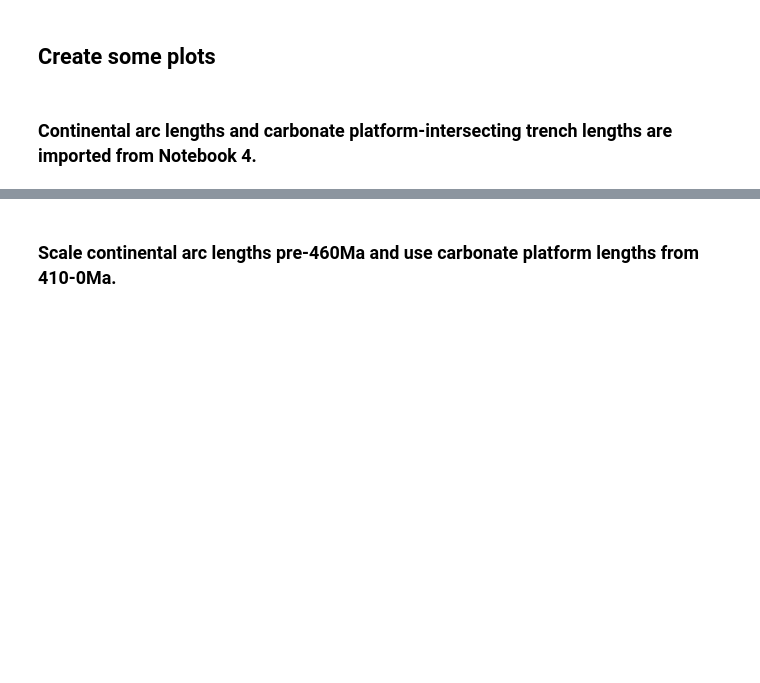
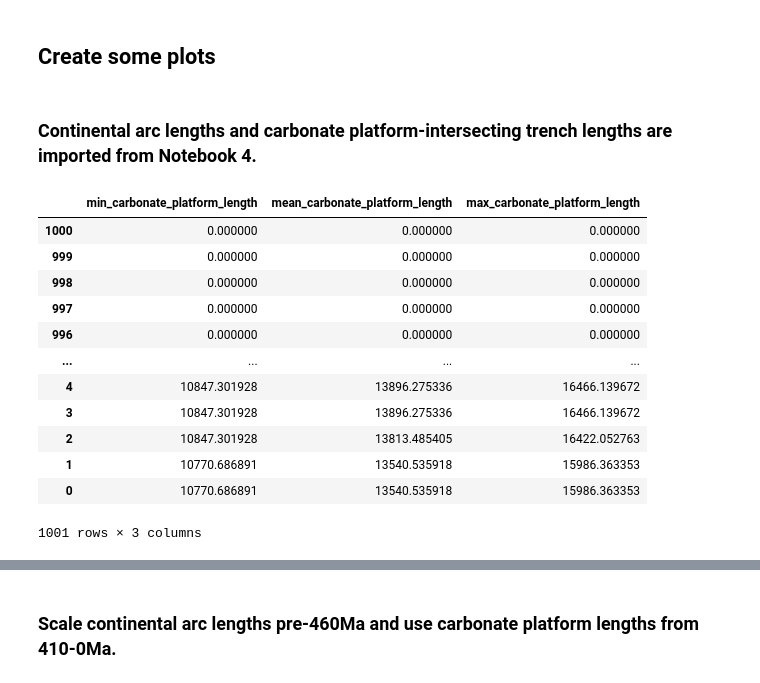
Before and after one commit to EarthByte/Solid_Earth_carbon_degassing_sequestration_1Ga, a Jupyter notebook: Muller_etal_2022/06-Plate-Tectonic-Stats.ipynb, the cells around one changed output, grey strips where cells are left out. Drawn from its saved outputs; the diff is of its cells as text; code cells hidden in the pictures; blank space fills up the shorter version.

```diff
--- a/Muller_etal_2022/06-Plate-Tectonic-Stats.ipynb
+++ b/Muller_etal_2022/06-Plate-Tectonic-Stats.ipynb
@@ -298,3 +313,19 @@ max_cont_arc_length = cont_arc_len_pd['max_continental_arc_length'].to_numpy()
 min_carb_plat_int_length = carb_plat_len_pd['min_carbonate_platform_length'].to_numpy()
 mean_carb_plat_int_length = carb_plat_len_pd['mean_carbonate_platform_length'].to_numpy()
 max_carb_plat_int_length = carb_plat_len_pd['max_carbonate_platform_length'].to_numpy()
+# %%
+carb_plat_len_pd
+# %% [output]
+|  | min_carbonate_platform_length | mean_carbonate_platform_length | max_carbonate_platform_length |
+| 1000 | 0.000000 | 0.000000 | 0.000000 |
+| 999 | 0.000000 | 0.000000 | 0.000000 |
+| 998 | 0.000000 | 0.000000 | 0.000000 |
+| 997 | 0.000000 | 0.000000 | 0.000000 |
+| 996 | 0.000000 | 0.000000 | 0.000000 |
+| ... | ... | ... | ... |
+| 4 | 10847.301928 | 13896.275336 | 16466.139672 |
+| 3 | 10847.301928 | 13896.275336 | 16466.139672 |
+| 2 | 10847.301928 | 13813.485405 | 16422.052763 |
+| 1 | 10770.686891 | 13540.535918 | 15986.363353 |
+| 0 | 10770.686891 | 13540.535918 | 15986.363353 |
+1001 rows × 3 columns
```
Also changed, not shown: parts of 14 cells of this notebook.
